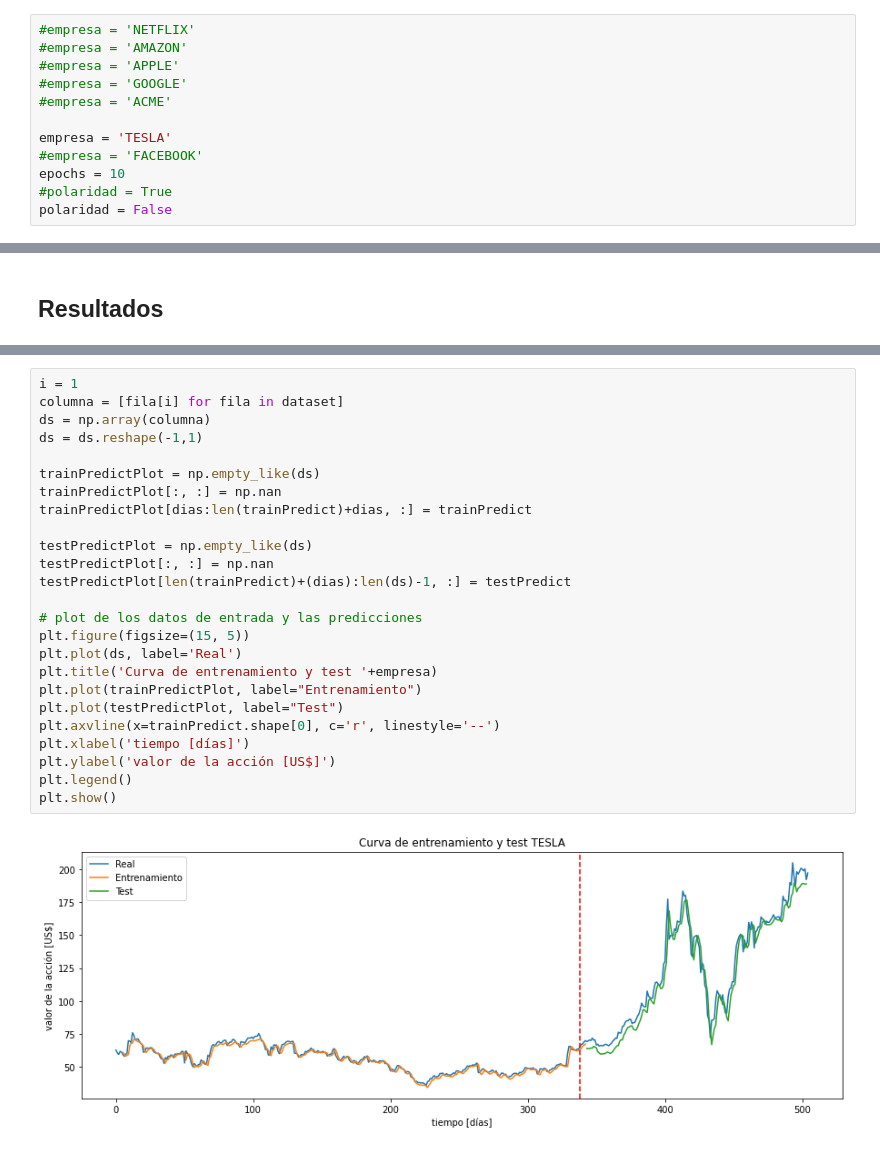
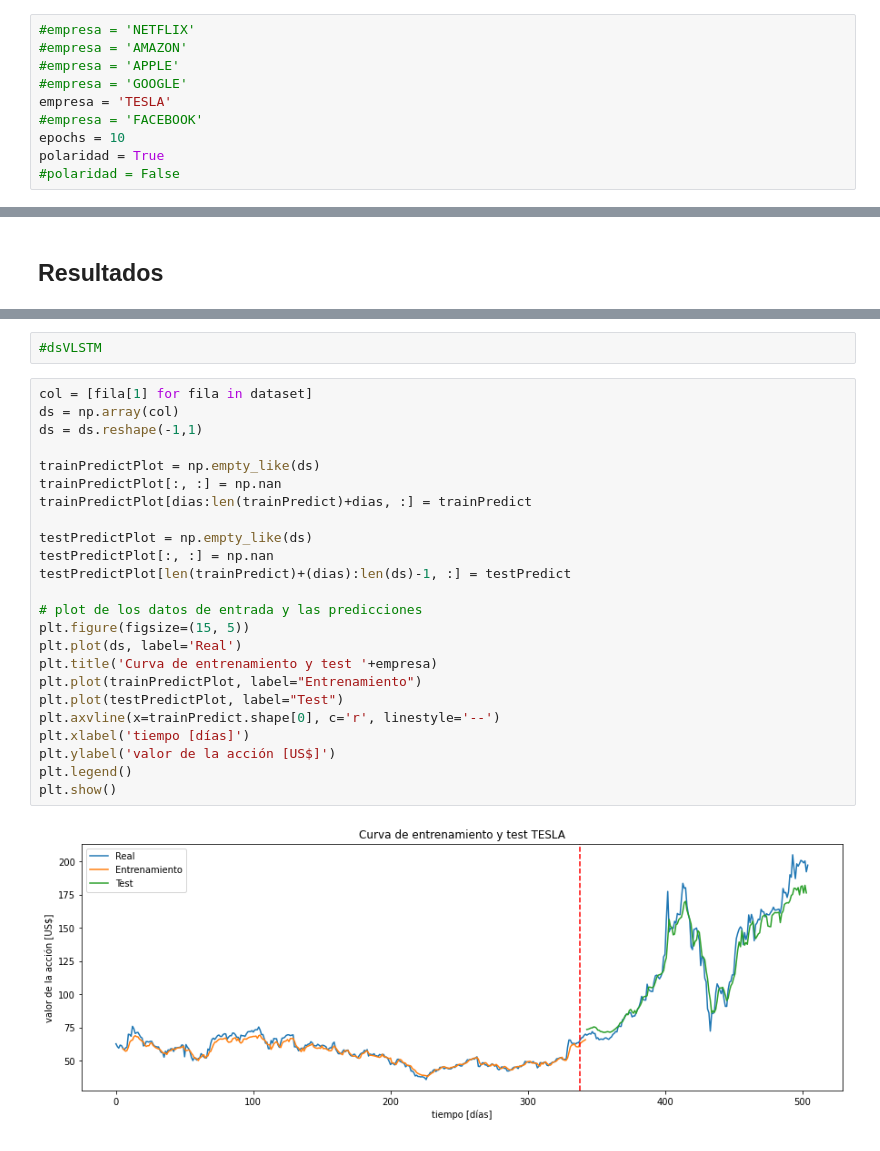
Before and after one commit to alvarezpablo/NLP-Stocks-Price-Prediction, a Jupyter notebook: Tesis_LSTM_DESA.ipynb, the cells around one changed output, grey strips where cells are left out. Cells and saved outputs as stored; diff of their text form.

```diff
--- a/Tesis_LSTM_DESA.ipynb
+++ b/Tesis_LSTM_DESA.ipynb
@@ -22,13 +22,11 @@ from google.colab import drive
 #empresa = 'AMAZON'
 #empresa = 'APPLE'
 #empresa = 'GOOGLE'
-#empresa = 'ACME'
-
 empresa = 'TESLA'
 #empresa = 'FACEBOOK'
 epochs = 10
-#polaridad = True
-polaridad = False
+polaridad = True
+#polaridad = False
 # %% [markdown]
 ## Rutinas
 # %%
@@ -367,27 +350,28 @@ array([[62.71599960327149, 60.63999938964844, 59.486000061035156,
+# %%
+#dsVLSTM
 # %%
-i = 1
-columna = [fila[i] for fila in dataset]
-ds = np.array(columna)
+col = [fila[1] for fila in dataset]
+ds = np.array(col)
 ds = ds.reshape(-1,1)
 
 trainPredictPlot = np.empty_like(ds)
 trainPredictPlot[:, :] = np.nan
 trainPredictPlot[dias:len(trainPredict)+dias, :] = trainPredict
 
 testPredictPlot = np.empty_like(ds)
 testPredictPlot[:, :] = np.nan
 testPredictPlot[len(trainPredict)+(dias):len(ds)-1, :] = testPredict
 
 # plot de los datos de entrada y las predicciones
 plt.figure(figsize=(15, 5))
 plt.plot(ds, label='Real')
 plt.title('Curva de entrenamiento y test '+empresa)
 plt.plot(trainPredictPlot, label="Entrenamiento")
 plt.plot(testPredictPlot, label="Test")
 plt.axvline(x=trainPredict.shape[0], c='r', linestyle='--')
 plt.xlabel('tiempo [días]')
 plt.ylabel('valor de la acción [US$]')
 plt.legend()
 plt.show()
 # %% [output]
-[figure, old version]
+[figure, new version]
```
Also changed, not shown: parts of 4 cells of this notebook.
